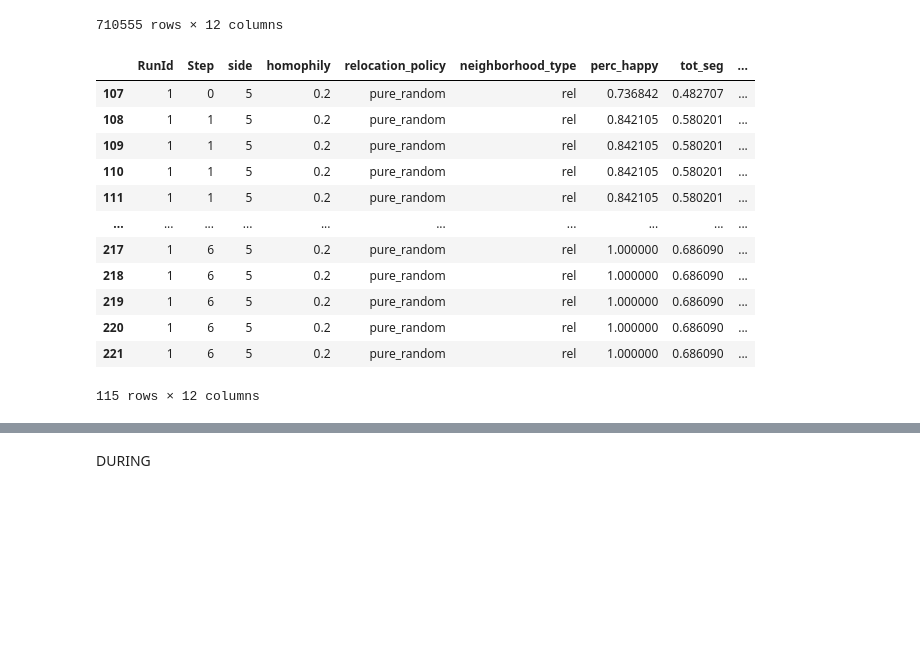
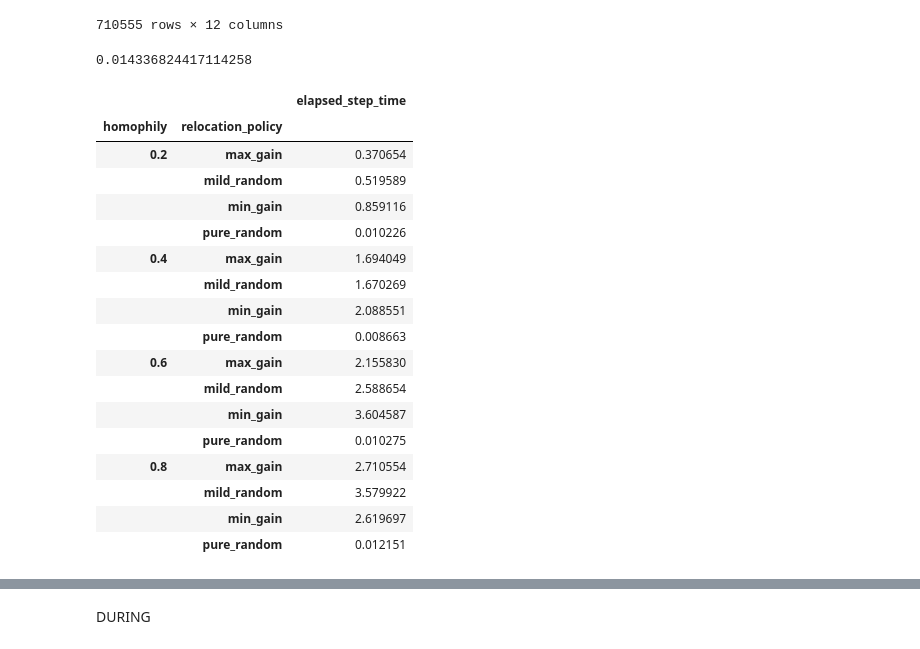
Before and after one commit to matteo-Donofrio-unipi/GEOSPA, a Jupyter notebook: schelling_model2.ipynb, the cells around one changed output, grey strips where cells are left out. Cells and saved outputs as stored; diff of their text form; code cells hidden in the pictures; blank space fills up the shorter version.

```diff
--- a/schelling_model2.ipynb
+++ b/schelling_model2.ipynb
@@ -182,18 +186,29 @@ df2
 # %%
 p1 = df2[(df2["side"]==5) & (df2["homophily"]==0.2) & (df2["neighborhood_type"]=="rel")]
 p1
-p1[p1["relocation_policy"]=="pure_random"]
+p1[p1["relocation_policy"]=="pure_random"].elapsed_total_time.max()
 # %% [output]
-|  | RunId | Step | side | homophily | relocation_policy | neighborhood_type | perc_happy | tot_seg | ... |
-| 107 | 1 | 0 | 5 | 0.2 | pure_random | rel | 0.736842 | 0.482707 | ... |
-| 108 | 1 | 1 | 5 | 0.2 | pure_random | rel | 0.842105 | 0.580201 | ... |
-| 109 | 1 | 1 | 5 | 0.2 | pure_random | rel | 0.842105 | 0.580201 | ... |
-| 110 | 1 | 1 | 5 | 0.2 | pure_random | rel | 0.842105 | 0.580201 | ... |
-| 111 | 1 | 1 | 5 | 0.2 | pure_random | rel | 0.842105 | 0.580201 | ... |
-| ... | ... | ... | ... | ... | ... | ... | ... | ... | ... |
-| 217 | 1 | 6 | 5 | 0.2 | pure_random | rel | 1.000000 | 0.686090 | ... |
-| 218 | 1 | 6 | 5 | 0.2 | pure_random | rel | 1.000000 | 0.686090 | ... |
-| 219 | 1 | 6 | 5 | 0.2 | pure_random | rel | 1.000000 | 0.686090 | ... |
-| 220 | 1 | 6 | 5 | 0.2 | pure_random | rel | 1.000000 | 0.686090 | ... |
-| 221 | 1 | 6 | 5 | 0.2 | pure_random | rel | 1.000000 | 0.686090 | ... |
-115 rows × 12 columns
+0.014336824417114258
+# %%
+p2 = df2[(df2["side"]==15) & (df2["neighborhood_type"]=="rel")]
+r = p2.groupby(["homophily","relocation_policy"]).max()[["elapsed_step_time"]]
+r
+# %% [output]
+|  |  | elapsed_step_time |
+| homophily | relocation_policy |  |
+| 0.2 | max_gain | 0.370654 |
+|  | mild_random | 0.519589 |
+|  | min_gain | 0.859116 |
+|  | pure_random | 0.010226 |
+| 0.4 | max_gain | 1.694049 |
+|  | mild_random | 1.670269 |
+|  | min_gain | 2.088551 |
+|  | pure_random | 0.008663 |
+| 0.6 | max_gain | 2.155830 |
+|  | mild_random | 2.588654 |
+|  | min_gain | 3.604587 |
+|  | pure_random | 0.010275 |
+| 0.8 | max_gain | 2.710554 |
+|  | mild_random | 3.579922 |
+|  | min_gain | 2.619697 |
+|  | pure_random | 0.012151 |
```
Also changed, not shown: parts of 8 cells of this notebook.
